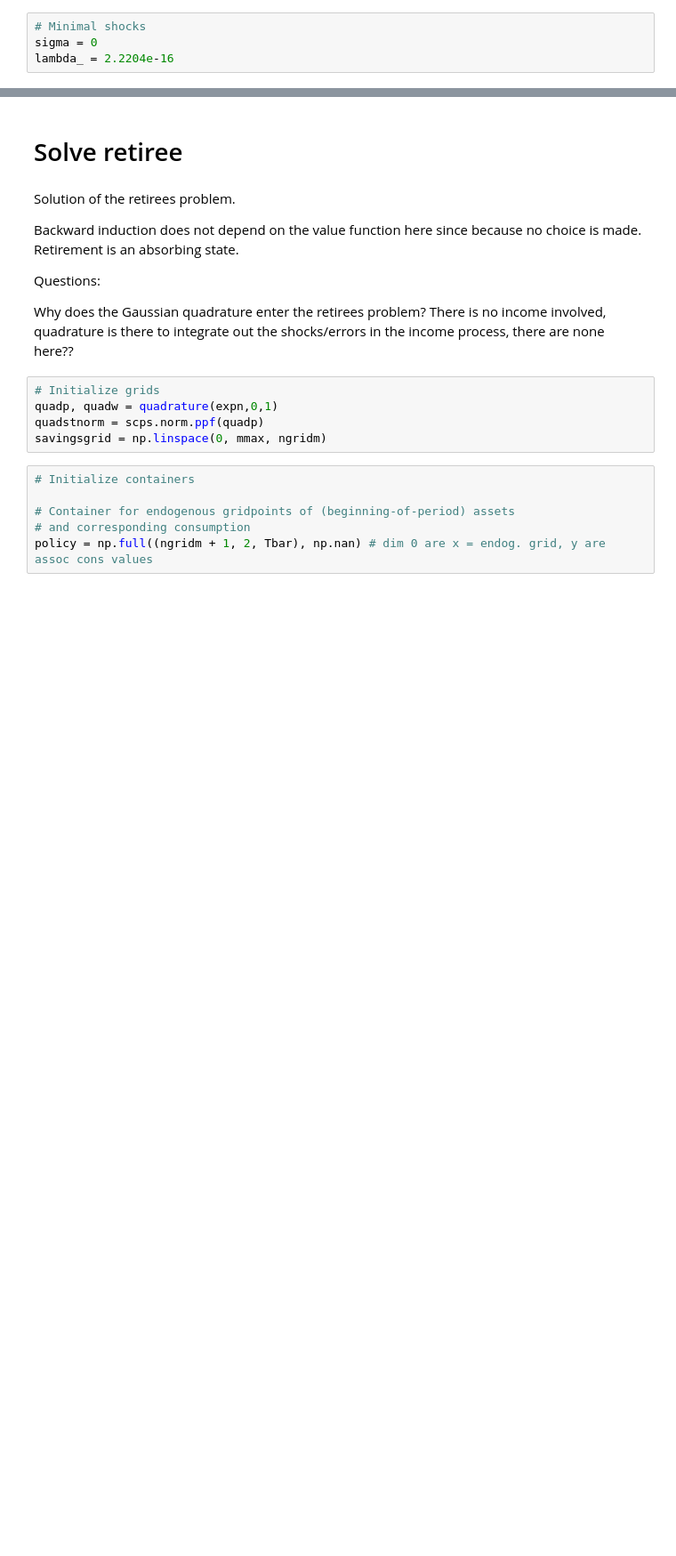
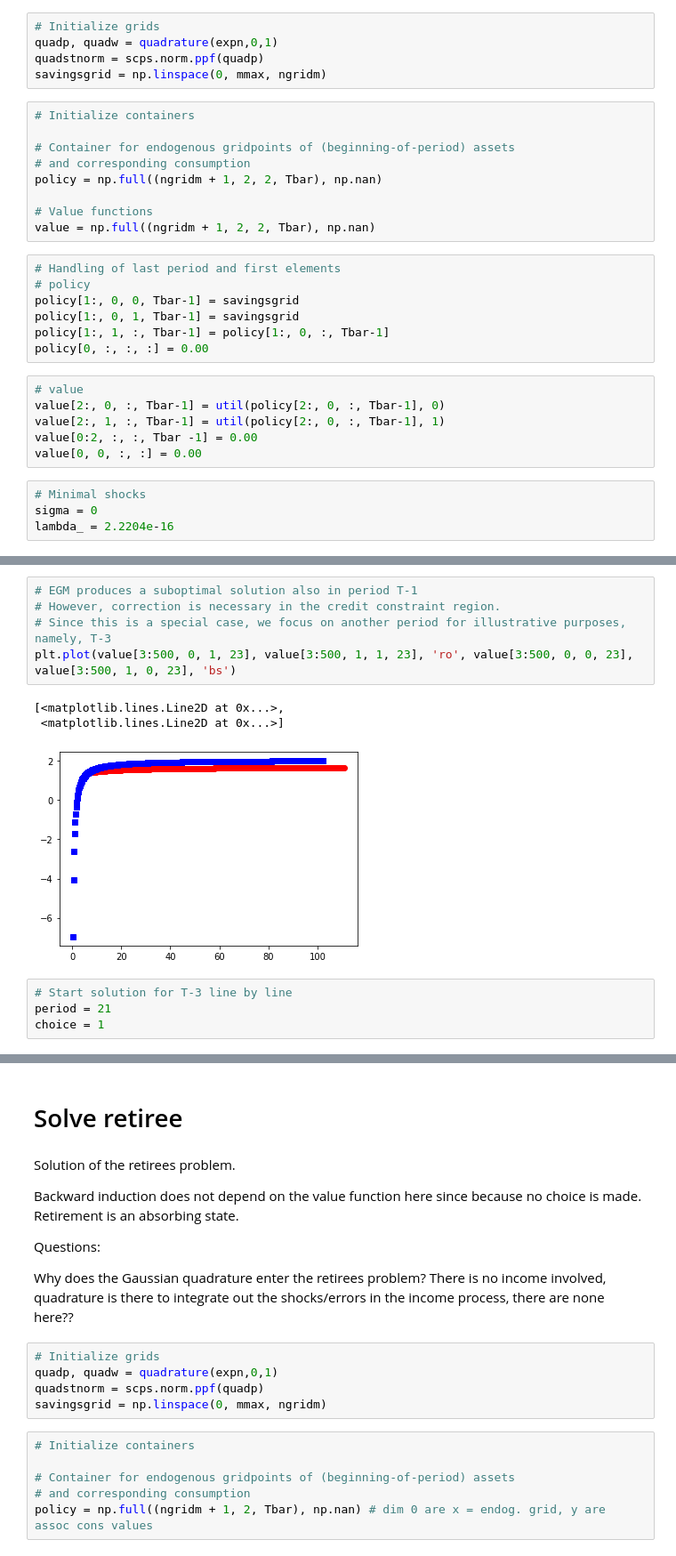
Before and after one commit to SeBecker/dc-egm, a Jupyter notebook: development/minimal_implementation.ipynb, the cells around one changed output, grey strips where cells are left out. Shown at 89% size. Cells and saved outputs as stored; diff of their text form; blank space fills up the shorter version.

Commit message:
Illustration of why DC step is needed in the first place.

```diff
--- a/development/minimal_implementation.ipynb
+++ b/development/minimal_implementation.ipynb
@@ -274,3 +353,30 @@ value[0, 0, :, :] = 0.00
+# %%
+# Initialize grids
+quadp, quadw = quadrature(expn,0,1)
+quadstnorm = scps.norm.ppf(quadp)
+savingsgrid = np.linspace(0, mmax, ngridm)
+# %%
+# Initialize containers
+
+# Container for endogenous gridpoints of (beginning-of-period) assets
+# and corresponding consumption
+policy = np.full((ngridm + 1, 2, 2, Tbar), np.nan)
+
+# Value functions
+value = np.full((ngridm + 1, 2, 2, Tbar), np.nan)
+# %%
+# Handling of last period and first elements
+# policy
+policy[1:, 0, 0, Tbar-1] = savingsgrid
+policy[1:, 0, 1, Tbar-1] = savingsgrid
+policy[1:, 1, :, Tbar-1] = policy[1:, 0, :, Tbar-1]
+policy[0, :, :, :] = 0.00
+# %%
+# value
+value[2:, 0, :, Tbar-1] = util(policy[2:, 0, :, Tbar-1], 0)
+value[2:, 1, :, Tbar-1] = util(policy[2:, 0, :, Tbar-1], 1)
+value[0:2, :, :, Tbar -1] = 0.00
+value[0, 0, :, :] = 0.00
 # %%
 # Minimal shocks
 sigma = 0
@@ -400,0 +455,13 @@ It follows that, on the one hand, difference might actually be due to upper enve
+# %%
+# EGM produces a suboptimal solution also in period T-1
+# However, correction is necessary in the credit constraint region.
+# Since this is a special case, we focus on another period for illustrative purposes, namely, T-3
+plt.plot(value[3:500, 0, 1, 23], value[3:500, 1, 1, 23], 'ro', value[3:500, 0, 0, 23], value[3:500, 1, 0, 23], 'bs')
+# %% [output]
+[<matplotlib.lines.Line2D at 0x...>,
+ <matplotlib.lines.Line2D at 0x...>]
+[figure, added]
+# %%
+# Start solution for T-3 line by line
+period = 21
+choice = 1
```
Also changed, not shown: parts of 59 cells of this notebook.
